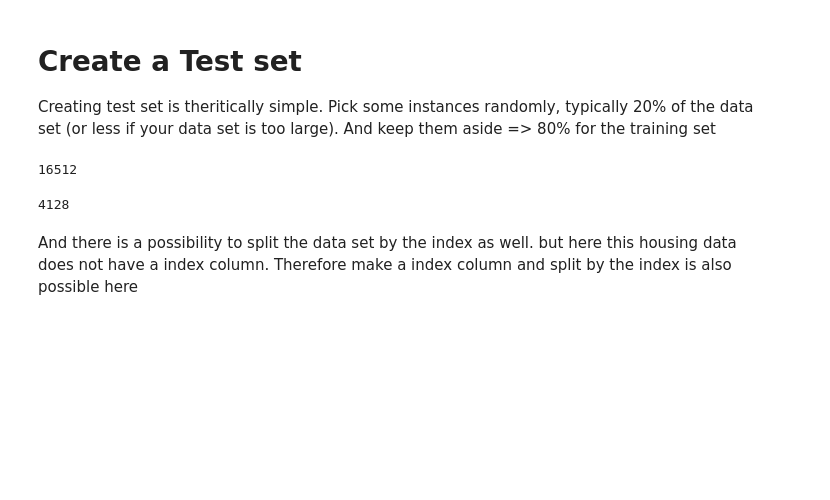
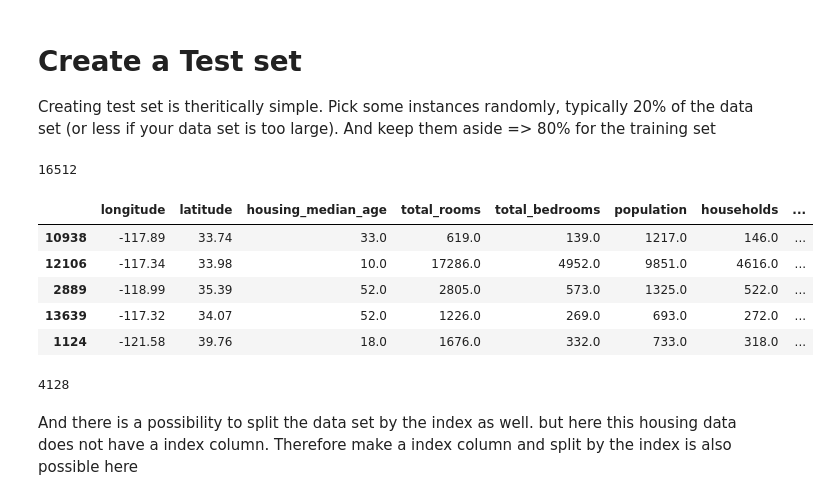
Before and after one commit to thisalmadu/ML-Project, a Jupyter notebook: Cal_data_set_analysis.ipynb, the cells around one changed output. Cells and saved outputs as stored; diff of their text form; code cells hidden in the pictures; blank space fills up the shorter version.

```diff
--- a/Cal_data_set_analysis.ipynb
+++ b/Cal_data_set_analysis.ipynb
@@ -110,6 +110,15 @@ train_set,test_set = split_train(housing,0.2)
 len(train_set)  # 80% as training data
 # %% [output]
 16512
+# %%
+train_set.head(5)
+# %% [output]
+|  | longitude | latitude | housing_median_age | total_rooms | total_bedrooms | population | households | ... |
+| 10938 | -117.89 | 33.74 | 33.0 | 619.0 | 139.0 | 1217.0 | 146.0 | ... |
+| 12106 | -117.34 | 33.98 | 10.0 | 17286.0 | 4952.0 | 9851.0 | 4616.0 | ... |
+| 2889 | -118.99 | 35.39 | 52.0 | 2805.0 | 573.0 | 1325.0 | 522.0 | ... |
+| 13639 | -117.32 | 34.07 | 52.0 | 1226.0 | 269.0 | 693.0 | 272.0 | ... |
+| 1124 | -121.58 | 39.76 | 18.0 | 1676.0 | 332.0 | 733.0 | 318.0 | ... |
 # %%
 len(test_set) # 20% as test data
 # %% [output]
```
Also changed, not shown: parts of 13 cells of this notebook.
